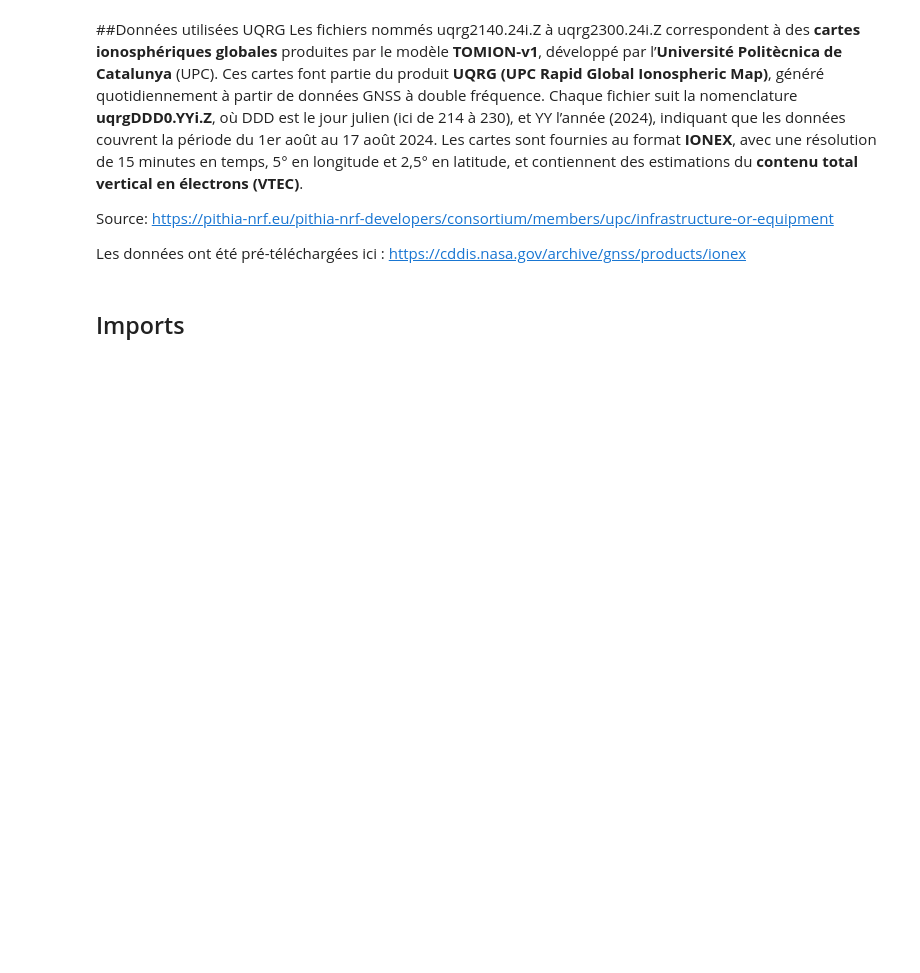
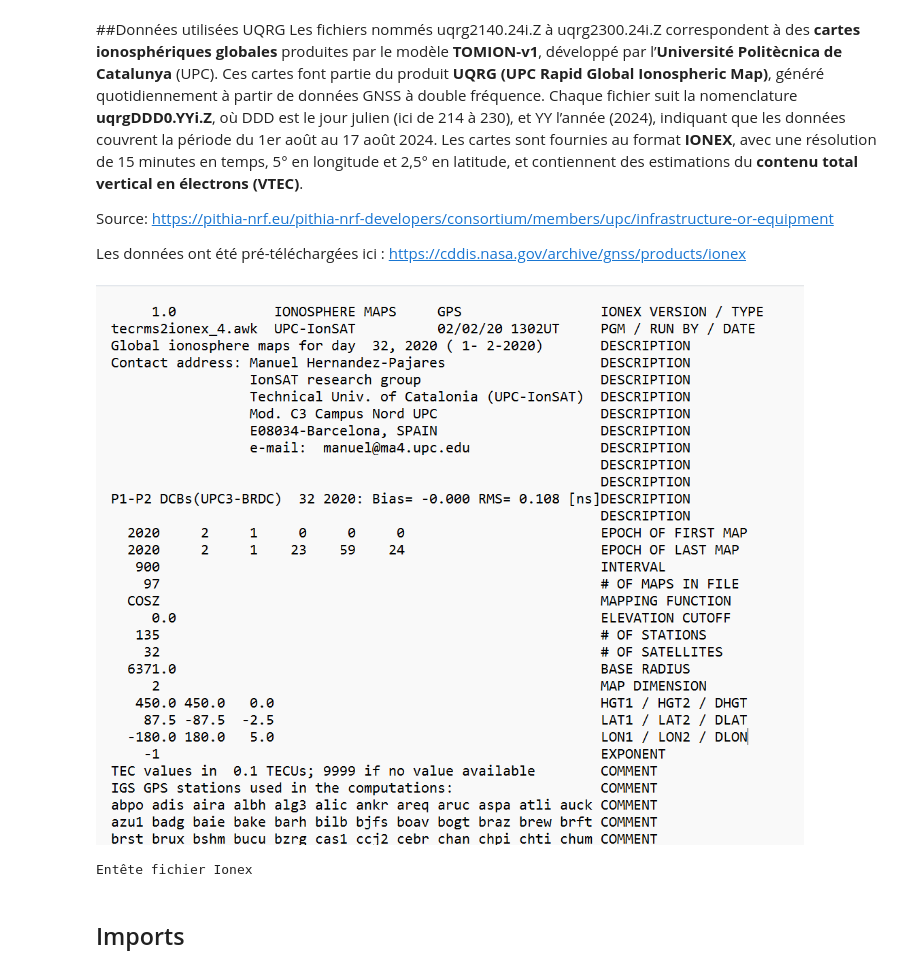
Before and after one commit to ClementineBeau/Atelier_Ionex, a Jupyter notebook: notebook_atelier_v2.ipynb, the cells around one changed output. Drawn from its saved outputs; the diff is of its cells as text; code cells hidden in the pictures; blank space fills up the shorter version.

```diff
--- a/notebook_atelier_v2.ipynb
+++ b/notebook_atelier_v2.ipynb
@@ -34,6 +40,12 @@ Les fichiers nommés uqrg2140.24i.Z à uqrg2300.24i.Z correspondent à des **car
   Source: https://pithia-nrf.eu/pithia-nrf-developers/consortium/members/upc/infrastructure-or-equipment
 
   Les données ont été pré-téléchargées ici : https://cddis.nasa.gov/archive/gnss/products/ionex
+# %%
+display(Image("/content/Atelier_Ionex/data/Ionex_header.png",height=500))
+print('Entête fichier Ionex')
+# %% [output]
+[figure, added]
+Entête fichier Ionex
 # %% [markdown]
 ## Imports
 # %%
```
Also changed, not shown: parts of 7 cells of this notebook.
